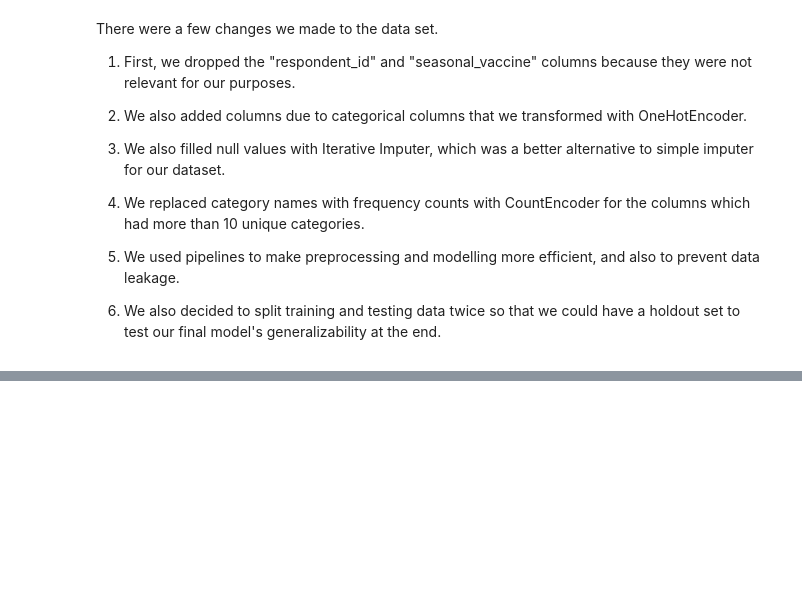
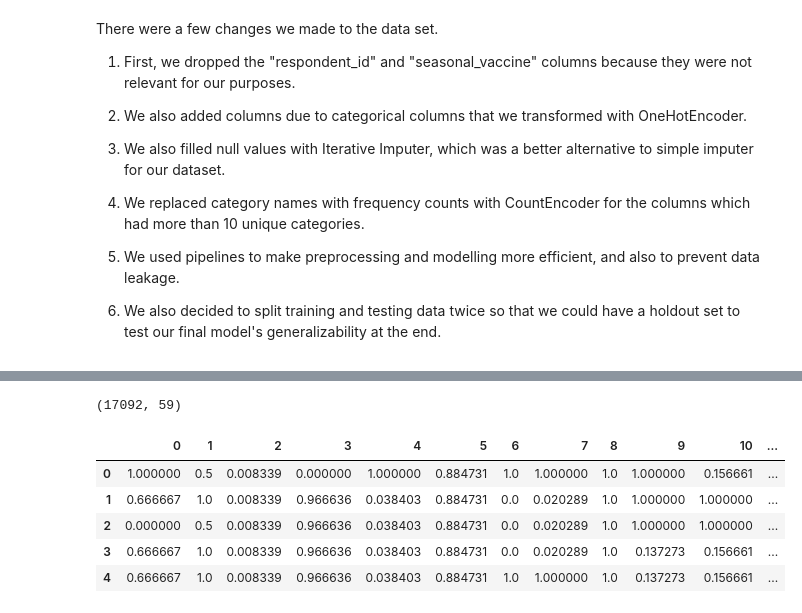
Before and after one commit to laaria-chris/H1N1-VACCINATION-PREDICTION-MODEL, a Jupyter notebook: MAIN_NOTEBOOK.ipynb, the cells around one changed output, grey strips where cells are left out. Saved outputs shown, nothing was run; the diff lists cells and outputs as text; code cells hidden in the pictures; blank space fills up the shorter version.

Commit message:
Pre-processing  using Pipelines

```diff
--- a/MAIN_NOTEBOOK.ipynb
+++ b/MAIN_NOTEBOOK.ipynb
@@ -351,0 +406,27 @@ X_train, X_hold, y_train, y_hold = train_test_split(X, y, test_size=0.2, random_
+# %%
+# Preprocessing with Pipelines
+num_transformer = Pipeline(steps=[
+    ('num_imputer', IterativeImputer(max_iter=100, random_state=42)),   # replace missing values by IterativeImputer
+    ('minmaxscaler', MinMaxScaler())                                    # Scale the numbers by MinMaxScaler
+])
+
+ohe_transformer = Pipeline(steps=[
+    ('ohe_imputer', SimpleImputer(strategy='constant', fill_value='Unknown')),  # replace missing categories by SimpleImputer
+    ('ohe_encoder', OneHotEncoder(handle_unknown='ignore'))                     # Transform each category into a new column
+])
+
+freq_transformer = Pipeline(steps=[
+    ('freq_encoder', ce.count.CountEncoder(normalize=True, min_group_size=.05)), # replace category names with frequency counts by CountEncoder
+    ('freq_imputer', IterativeImputer(max_iter=100, random_state=42))            # replace missing values by IterativeImputer
+])
+# %%
+# Preprocessor defined using ColumnTransformer by packaging the all components together
+preprocessor = ColumnTransformer(
+    transformers=[
+        ('num', num_transformer, num_cols),
+        ('ohe', ohe_transformer, ohe_cols),
+        ('freq', freq_transformer, freq_cols)
+    ])
+# %%
+# Fitting preprocessor to see the components as a whole
+preprocessor.fit(X_tr)
@@ -351,0 +451,16 @@ X_train, X_hold, y_train, y_hold = train_test_split(X, y, test_size=0.2, random_
+# %%
+# Let'see what this looks like after the preprocessor transformation
+X_tr_transformed = preprocessor.transform(X_tr)
+X_tr_transformed.shape
+# %% [output]
+(17092, 59)
+# %%
+# Visualize it with Pandas dataframe
+pd.DataFrame(X_tr_transformed).head()
+# %% [output]
+|  | 0 | 1 | 2 | 3 | 4 | 5 | 6 | 7 | 8 | 9 | 10 | ... |
+| 0 | 1.000000 | 0.5 | 0.008339 | 0.000000 | 1.000000 | 0.884731 | 1.0 | 1.000000 | 1.0 | 1.000000 | 0.156661 | ... |
+| 1 | 0.666667 | 1.0 | 0.008339 | 0.966636 | 0.038403 | 0.884731 | 0.0 | 0.020289 | 1.0 | 1.000000 | 1.000000 | ... |
+| 2 | 0.000000 | 0.5 | 0.008339 | 0.966636 | 0.038403 | 0.884731 | 0.0 | 0.020289 | 1.0 | 1.000000 | 1.000000 | ... |
+| 3 | 0.666667 | 1.0 | 0.008339 | 0.966636 | 0.038403 | 0.884731 | 0.0 | 0.020289 | 1.0 | 0.137273 | 0.156661 | ... |
+| 4 | 0.666667 | 1.0 | 0.008339 | 0.966636 | 0.038403 | 0.884731 | 1.0 | 1.000000 | 1.0 | 0.137273 | 0.156661 | ... |
```
Also changed, not shown: parts of 9 cells of this notebook.
